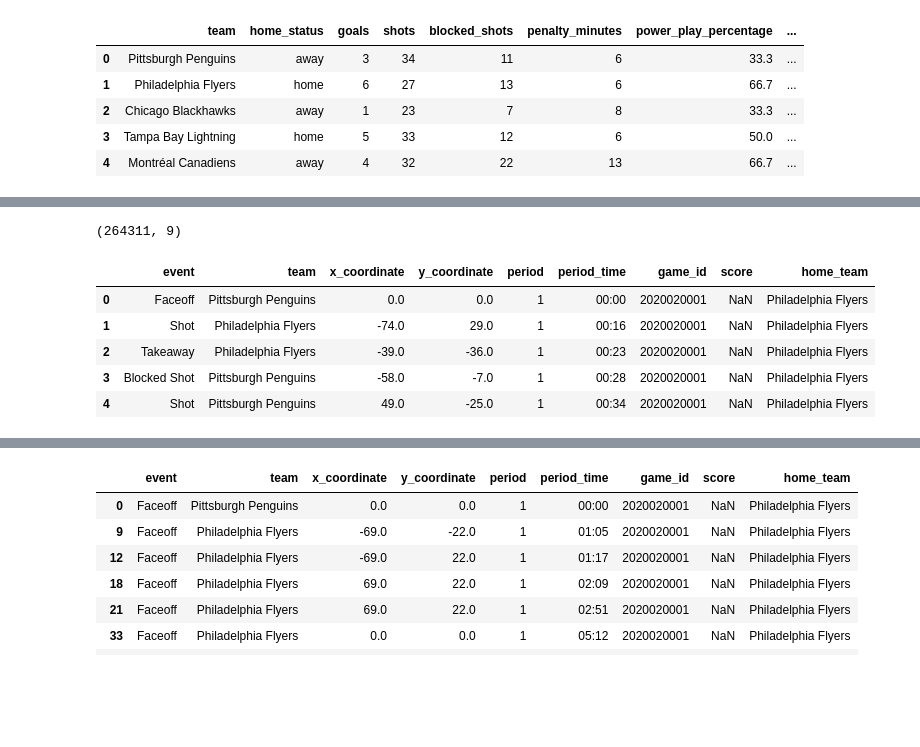
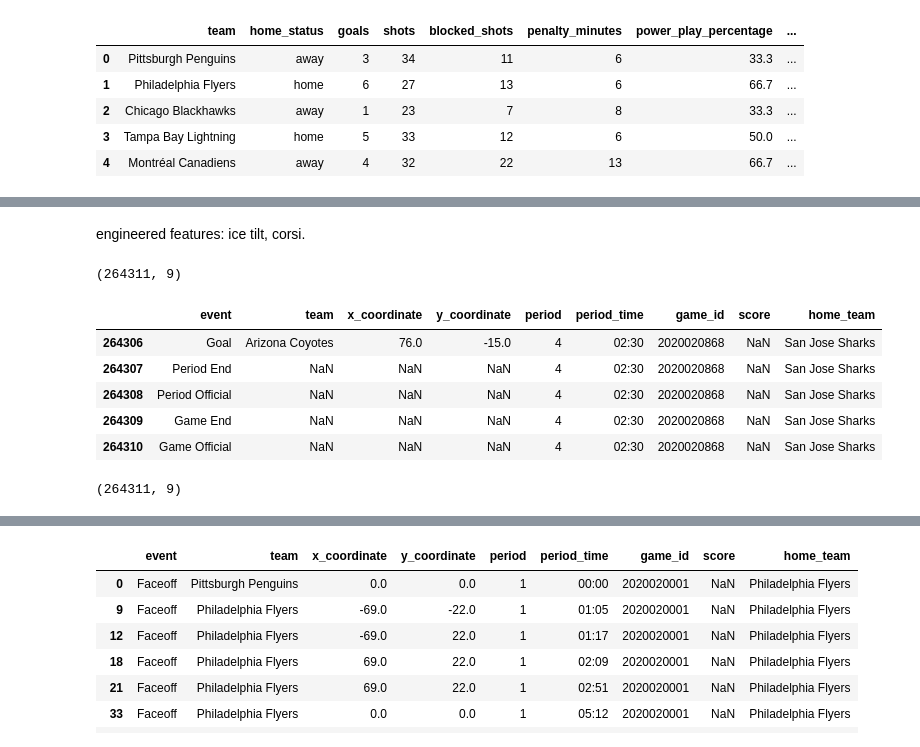
Before and after one commit to RazyChristmas/NHL_predictor, a Jupyter notebook: EDA and Feature engineering .ipynb, the cells around one changed output, grey strips where cells are left out. Saved outputs shown, nothing was run; the diff lists cells and outputs as text; code cells hidden in the pictures; blank space fills up the shorter version.

```diff
--- a/EDA and Feature engineering .ipynb
+++ b/EDA and Feature engineering .ipynb
@@ -32,3 +61,5 @@ model_2020.head()
+# %% [markdown]
+engineered features: ice tilt, corsi.
 # %%
 all_game_events = pd.read_csv('./data_frames/all_game_events_2020.csv')
 # %%
@@ -38,14 +69,18 @@ all_game_events.shape
 # %% [output]
 (264311, 9)
 # %%
-all_game_events.head(5)
+all_game_events.tail(5)
 # %% [output]
 |  | event | team | x_coordinate | y_coordinate | period | period_time | game_id | score | home_team |
-| 0 | Faceoff | Pittsburgh Penguins | 0.0 | 0.0 | 1 | 00:00 | 2020020001 | NaN | Philadelphia Flyers |
-| 1 | Shot | Philadelphia Flyers | -74.0 | 29.0 | 1 | 00:16 | 2020020001 | NaN | Philadelphia Flyers |
-| 2 | Takeaway | Philadelphia Flyers | -39.0 | -36.0 | 1 | 00:23 | 2020020001 | NaN | Philadelphia Flyers |
-| 3 | Blocked Shot | Pittsburgh Penguins | -58.0 | -7.0 | 1 | 00:28 | 2020020001 | NaN | Philadelphia Flyers |
-| 4 | Shot | Pittsburgh Penguins | 49.0 | -25.0 | 1 | 00:34 | 2020020001 | NaN | Philadelphia Flyers |
+| 264306 | Goal | Arizona Coyotes | 76.0 | -15.0 | 4 | 02:30 | 2020020868 | NaN | San Jose Sharks |
+| 264307 | Period End | NaN | NaN | NaN | 4 | 02:30 | 2020020868 | NaN | San Jose Sharks |
+| 264308 | Period Official | NaN | NaN | NaN | 4 | 02:30 | 2020020868 | NaN | San Jose Sharks |
+| 264309 | Game End | NaN | NaN | NaN | 4 | 02:30 | 2020020868 | NaN | San Jose Sharks |
+| 264310 | Game Official | NaN | NaN | NaN | 4 | 02:30 | 2020020868 | NaN | San Jose Sharks |
+# %%
+all_game_events.shape
+# %% [output]
+(264311, 9)
 # %%
 all_game_events['event'].value_counts()
 # %% [output]
```
Also changed, not shown: parts of 23 cells of this notebook.
